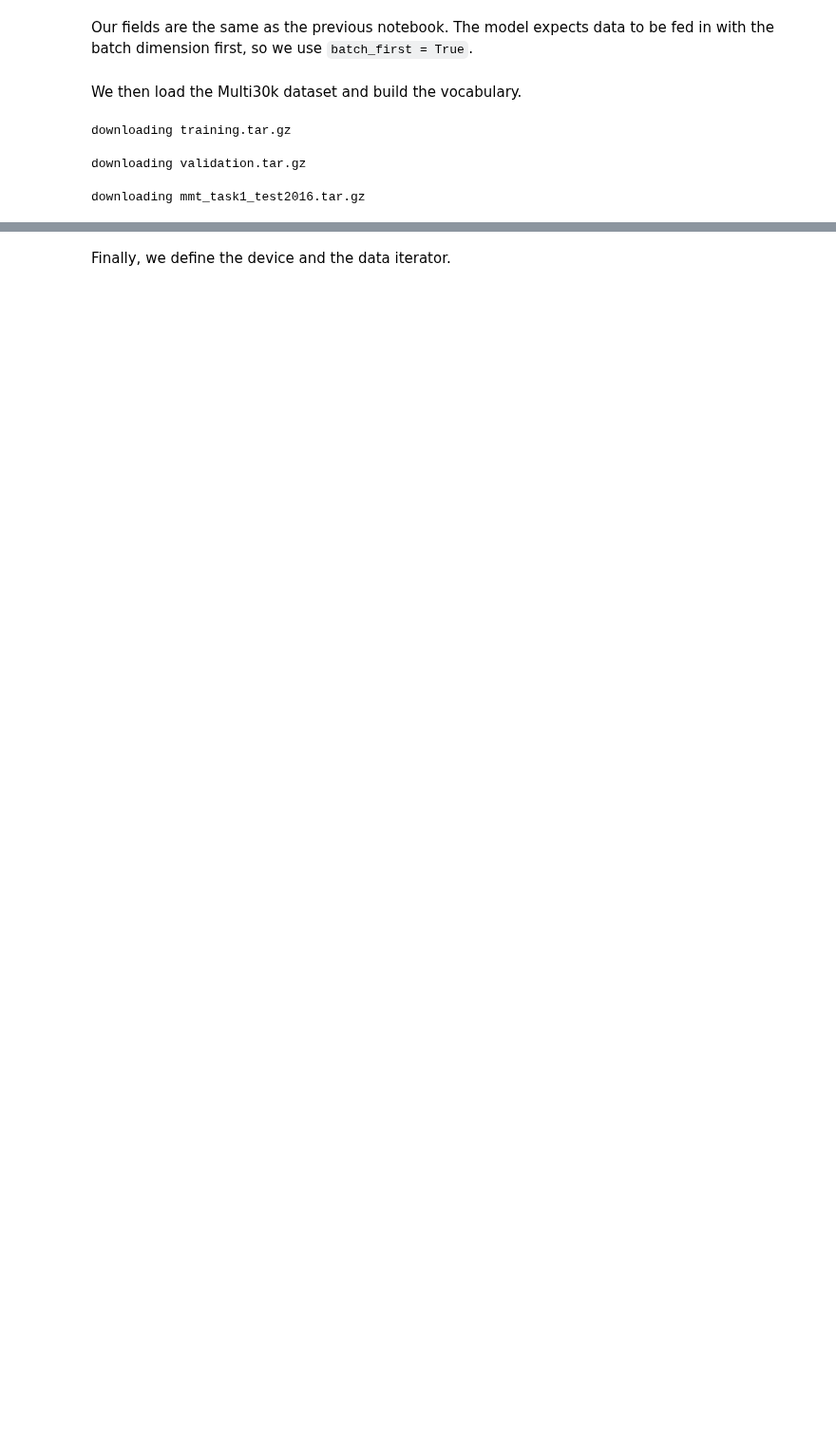
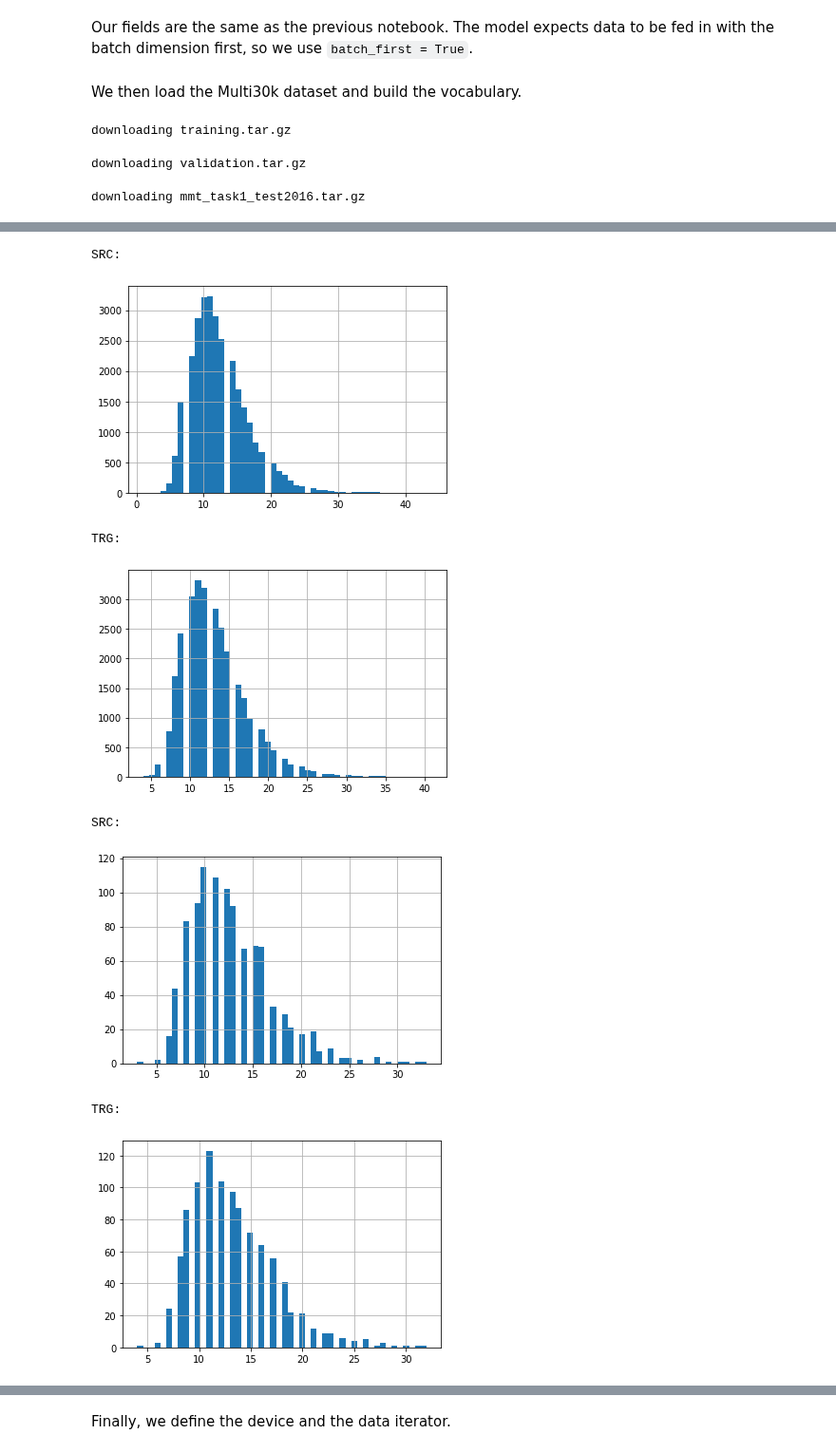
Before and after one commit to wisoffe/Courses, a Jupyter notebook: Stepik. Neural networks and NLP/stepik-nn-and-nlp 5.5.final-hw2 (seq2seq translate).ipynb, the cells around one changed output, grey strips where cells are left out. Shown at 95% size. Saved outputs shown, nothing was run; the diff lists cells and outputs as text; code cells hidden in the pictures; blank space fills up the shorter version.

```diff
--- a/Stepik. Neural networks and NLP/stepik-nn-and-nlp 5.5.final-hw2 (seq2seq translate).ipynb
+++ b/Stepik. Neural networks and NLP/stepik-nn-and-nlp 5.5.final-hw2 (seq2seq translate).ipynb
@@ -152,0 +200,21 @@ TRG.build_vocab(train_data, min_freq = 2)
+# %%
+import pandas as pd
+import numpy as np
+import matplotlib.pyplot as plt
+
+for data in [train_data, valid_data, test_data]:
+    print("SRC:")
+    pd.Series([len(example.src) for example in data.examples]).hist(bins=50)
+    plt.show()
+    print("TRG:")
+    pd.Series([len(example.trg) for example in data.examples]).hist(bins=50)
+    plt.show()
+# %% [output]
+SRC:
+[figure, added]
+TRG:
+[figure, added]
+SRC:
+[figure, added]
+TRG:
+[figure, added]
```
Also changed, not shown: parts of 7 cells of this notebook.
